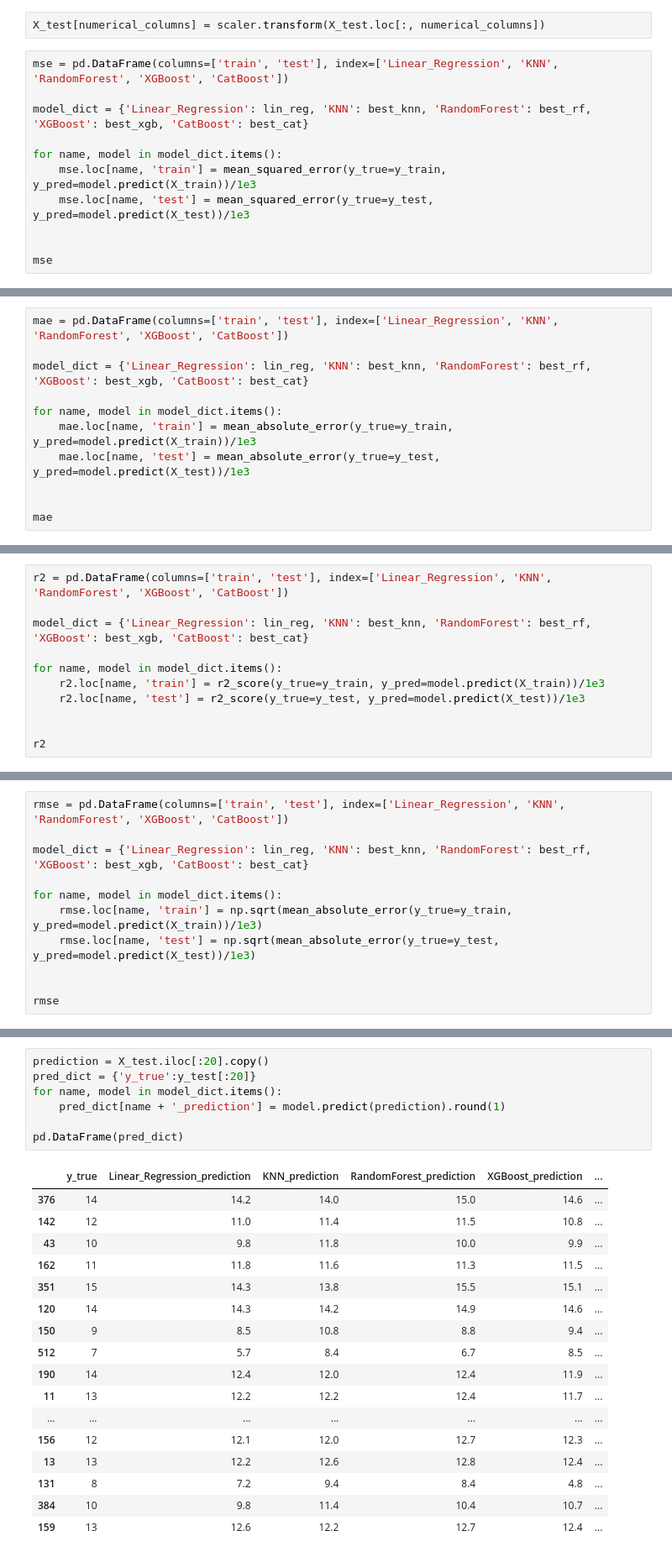
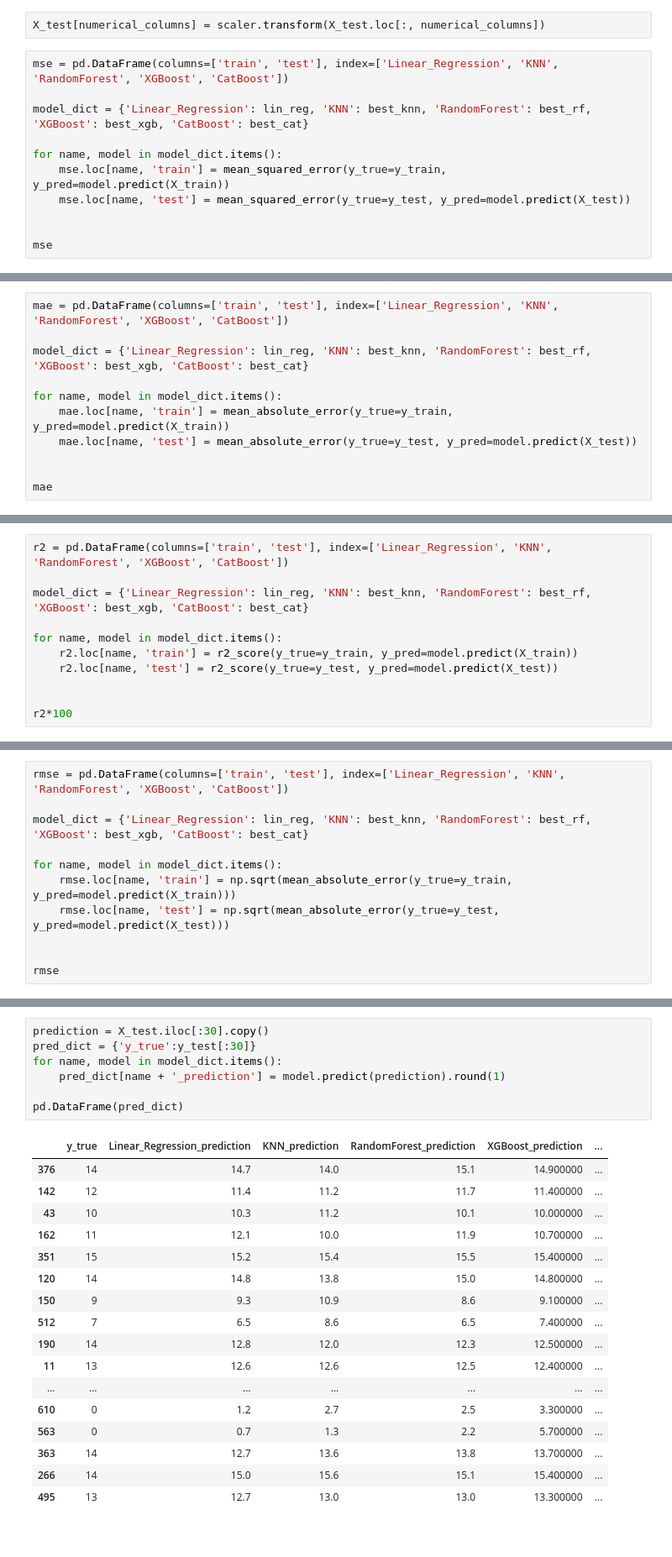
Before and after one commit to NaufalHD12/student-performance-predictor, a Jupyter notebook: notebook.ipynb, the cells around one changed output, grey strips where cells are left out. Shown at 84% size. Cells and saved outputs as stored; diff of their text form.

```diff
--- a/notebook.ipynb
+++ b/notebook.ipynb
@@ -632,8 +632,8 @@ mse = pd.DataFrame(columns=['train', 'test'], index=['Linear_Regression', 'KNN',
 model_dict = {'Linear_Regression': lin_reg, 'KNN': best_knn, 'RandomForest': best_rf, 'XGBoost': best_xgb, 'CatBoost': best_cat}
 
 for name, model in model_dict.items():
-    mse.loc[name, 'train'] = mean_squared_error(y_true=y_train, y_pred=model.predict(X_train))/1e3
-    mse.loc[name, 'test'] = mean_squared_error(y_true=y_test, y_pred=model.predict(X_test))/1e3
+    mse.loc[name, 'train'] = mean_squared_error(y_true=y_train, y_pred=model.predict(X_train))
+    mse.loc[name, 'test'] = mean_squared_error(y_true=y_test, y_pred=model.predict(X_test))
 
 
 mse
@@ -650,8 +650,8 @@ mae = pd.DataFrame(columns=['train', 'test'], index=['Linear_Regression', 'KNN',
 model_dict = {'Linear_Regression': lin_reg, 'KNN': best_knn, 'RandomForest': best_rf, 'XGBoost': best_xgb, 'CatBoost': best_cat}
 
 for name, model in model_dict.items():
-    mae.loc[name, 'train'] = mean_absolute_error(y_true=y_train, y_pred=model.predict(X_train))/1e3
-    mae.loc[name, 'test'] = mean_absolute_error(y_true=y_test, y_pred=model.predict(X_test))/1e3
+    mae.loc[name, 'train'] = mean_absolute_error(y_true=y_train, y_pred=model.predict(X_train))
+    mae.loc[name, 'test'] = mean_absolute_error(y_true=y_test, y_pred=model.predict(X_test))
 
 
 mae
@@ -668,10 +668,10 @@ r2 = pd.DataFrame(columns=['train', 'test'], index=['Linear_Regression', 'KNN',
 model_dict = {'Linear_Regression': lin_reg, 'KNN': best_knn, 'RandomForest': best_rf, 'XGBoost': best_xgb, 'CatBoost': best_cat}
 
 for name, model in model_dict.items():
-    r2.loc[name, 'train'] = r2_score(y_true=y_train, y_pred=model.predict(X_train))/1e3
-    r2.loc[name, 'test'] = r2_score(y_true=y_test, y_pred=model.predict(X_test))/1e3
+    r2.loc[name, 'train'] = r2_score(y_true=y_train, y_pred=model.predict(X_train))
+    r2.loc[name, 'test'] = r2_score(y_true=y_test, y_pred=model.predict(X_test))
 
 
-r2
+r2*100
 # %% [output]
 |  | train | test |
@@ -686,8 +686,8 @@ rmse = pd.DataFrame(columns=['train', 'test'], index=['Linear_Regression', 'KNN'
 model_dict = {'Linear_Regression': lin_reg, 'KNN': best_knn, 'RandomForest': best_rf, 'XGBoost': best_xgb, 'CatBoost': best_cat}
 
 for name, model in model_dict.items():
-    rmse.loc[name, 'train'] = np.sqrt(mean_absolute_error(y_true=y_train, y_pred=model.predict(X_train))/1e3)
-    rmse.loc[name, 'test'] = np.sqrt(mean_absolute_error(y_true=y_test, y_pred=model.predict(X_test))/1e3)
+    rmse.loc[name, 'train'] = np.sqrt(mean_absolute_error(y_true=y_train, y_pred=model.predict(X_train)))
+    rmse.loc[name, 'test'] = np.sqrt(mean_absolute_error(y_true=y_test, y_pred=model.predict(X_test)))
 
 
 rmse
@@ -754,30 +754,30 @@ Text(0.5, 1.0, 'Model Comparison: Test RMSE')
 - Linear Regression has a relatively higher RMSE compared to other models, implying less effective performance on this dataset.
 - XGBoost and KNN also show higher Test RMSE compared to CatBoost, with KNN potentially struggling with generalization.
 # %%
-prediction = X_test.iloc[:20].copy()
-pred_dict = {'y_true':y_test[:20]}
+prediction = X_test.iloc[:30].copy()
+pred_dict = {'y_true':y_test[:30]}
 for name, model in model_dict.items():
     pred_dict[name + '_prediction'] = model.predict(prediction).round(1)
 
 pd.DataFrame(pred_dict)
 # %% [output]
 |  | y_true | Linear_Regression_prediction | KNN_prediction | RandomForest_prediction | XGBoost_prediction | ... |
-| 376 | 14 | 14.2 | 14.0 | 15.0 | 14.6 | ... |
-| 142 | 12 | 11.0 | 11.4 | 11.5 | 10.8 | ... |
-| 43 | 10 | 9.8 | 11.8 | 10.0 | 9.9 | ... |
-| 162 | 11 | 11.8 | 11.6 | 11.3 | 11.5 | ... |
-| 351 | 15 | 14.3 | 13.8 | 15.5 | 15.1 | ... |
-| 120 | 14 | 14.3 | 14.2 | 14.9 | 14.6 | ... |
-| 150 | 9 | 8.5 | 10.8 | 8.8 | 9.4 | ... |
-| 512 | 7 | 5.7 | 8.4 | 6.7 | 8.5 | ... |
-| 190 | 14 | 12.4 | 12.0 | 12.4 | 11.9 | ... |
-| 11 | 13 | 12.2 | 12.2 | 12.4 | 11.7 | ... |
+| 376 | 14 | 14.7 | 14.0 | 15.1 | 14.900000 | ... |
+| 142 | 12 | 11.4 | 11.2 | 11.7 | 11.400000 | ... |
+| 43 | 10 | 10.3 | 11.2 | 10.1 | 10.000000 | ... |
+| 162 | 11 | 12.1 | 10.0 | 11.9 | 10.700000 | ... |
+| 351 | 15 | 15.2 | 15.4 | 15.5 | 15.400000 | ... |
+| 120 | 14 | 14.8 | 13.8 | 15.0 | 14.800000 | ... |
+| 150 | 9 | 9.3 | 10.9 | 8.6 | 9.100000 | ... |
+| 512 | 7 | 6.5 | 8.6 | 6.5 | 7.400000 | ... |
+| 190 | 14 | 12.8 | 12.0 | 12.3 | 12.500000 | ... |
+| 11 | 13 | 12.6 | 12.6 | 12.5 | 12.400000 | ... |
 | ... | ... | ... | ... | ... | ... | ... |
-| 156 | 12 | 12.1 | 12.0 | 12.7 | 12.3 | ... |
-| 13 | 13 | 12.2 | 12.6 | 12.8 | 12.4 | ... |
-| 131 | 8 | 7.2 | 9.4 | 8.4 | 4.8 | ... |
-| 384 | 10 | 9.8 | 11.4 | 10.4 | 10.7 | ... |
-| 159 | 13 | 12.6 | 12.2 | 12.7 | 12.4 | ... |
+| 610 | 0 | 1.2 | 2.7 | 2.5 | 3.300000 | ... |
+| 563 | 0 | 0.7 | 1.3 | 2.2 | 5.700000 | ... |
+| 363 | 14 | 12.7 | 13.6 | 13.8 | 13.700000 | ... |
+| 266 | 14 | 15.0 | 15.6 | 15.1 | 15.400000 | ... |
+| 495 | 13 | 12.7 | 13.0 | 13.0 | 13.300000 | ... |
 # %% [markdown]
 ### Final Decision Model
 - Based on the analysis, **CatBoost** emerged as the most suitable model. It consistently achieved:
```
Also changed, not shown: parts of 9 cells of this notebook, 5 other files.
